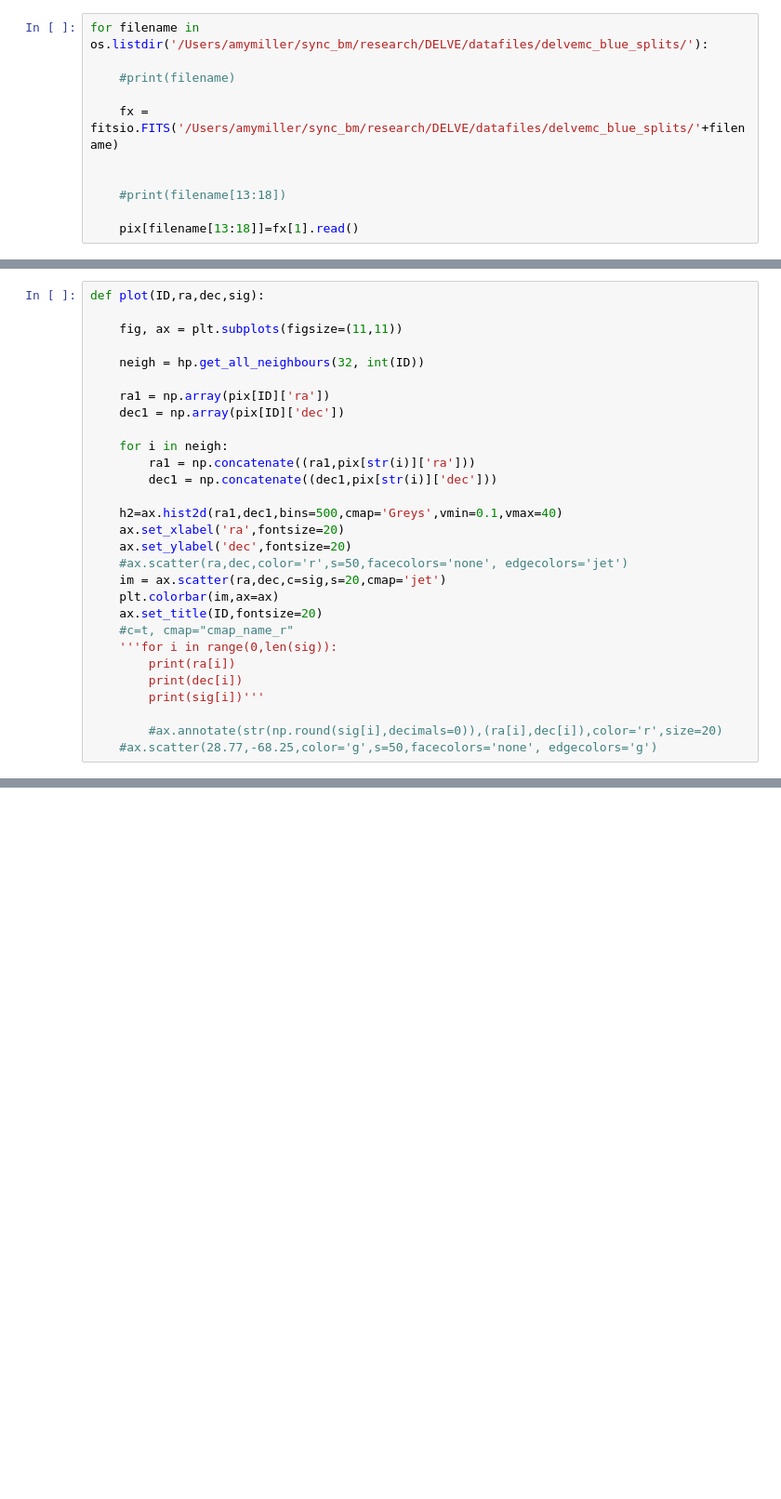
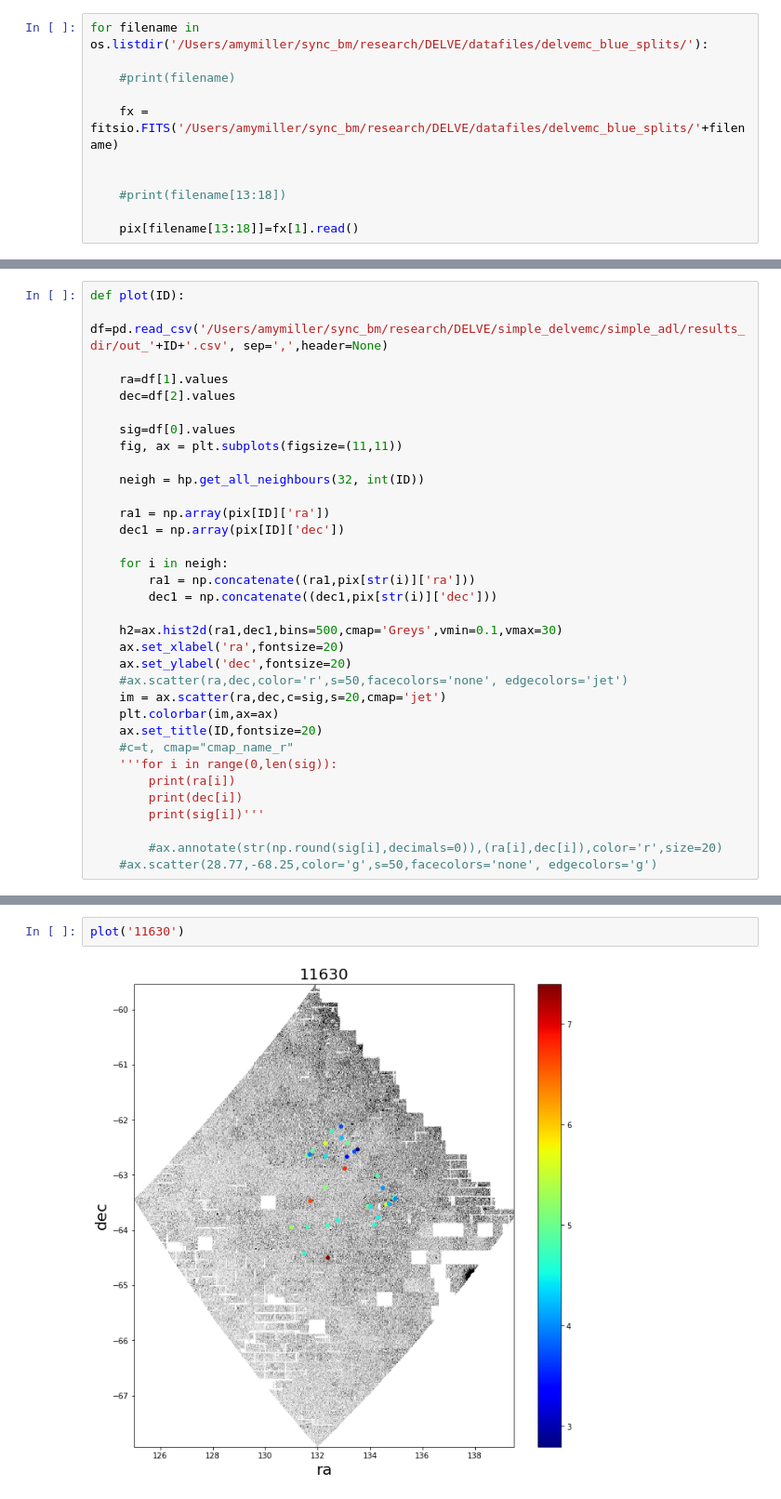
Before and after one commit to amyelizmiller/DELVE, a Jupyter notebook: plot_peak_locations_on_healpix_map.ipynb, the cells around one changed output, grey strips where cells are left out. Shown at 93% size. Cells and saved outputs as stored; diff of their text form; blank space fills up the shorter version.

```diff
--- a/plot_peak_locations_on_healpix_map.ipynb
+++ b/plot_peak_locations_on_healpix_map.ipynb
@@ -53,6 +52,11 @@ print(hp.get_all_neighbours(32, 11812))
 # %%
-def plot(ID,ra,dec,sig):
+def plot(ID):
+    df=pd.read_csv('/Users/amymiller/sync_bm/research/DELVE/simple_delvemc/simple_adl/results_dir/out_'+ID+'.csv', sep=',',header=None)
 
+    ra=df[1].values
+    dec=df[2].values
+
+    sig=df[0].values
     fig, ax = plt.subplots(figsize=(11,11))
 
     neigh = hp.get_all_neighbours(32, int(ID))
@@ -64,7 +68,7 @@ def plot(ID,ra,dec,sig):
         ra1 = np.concatenate((ra1,pix[str(i)]['ra']))
         dec1 = np.concatenate((dec1,pix[str(i)]['dec']))
 
-    h2=ax.hist2d(ra1,dec1,bins=500,cmap='Greys',vmin=0.1,vmax=40)
+    h2=ax.hist2d(ra1,dec1,bins=500,cmap='Greys',vmin=0.1,vmax=30)
     ax.set_xlabel('ra',fontsize=20)
     ax.set_ylabel('dec',fontsize=20)
     #ax.scatter(ra,dec,color='r',s=50,facecolors='none', edgecolors='jet')
@@ -137,0 +86,4 @@ plot2('11812',df[1].values,df[2].values,df[0].values)
+# %%
+plot('11630')
+# %% [output]
+[figure, added]
```
Also changed, not shown: parts of 16 cells of this notebook.
